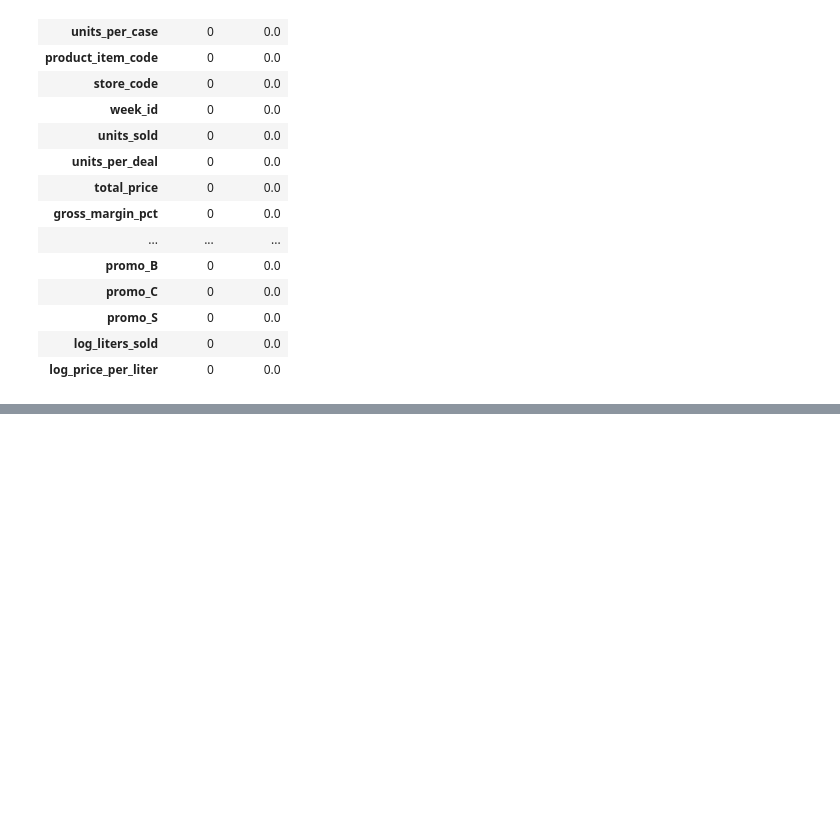
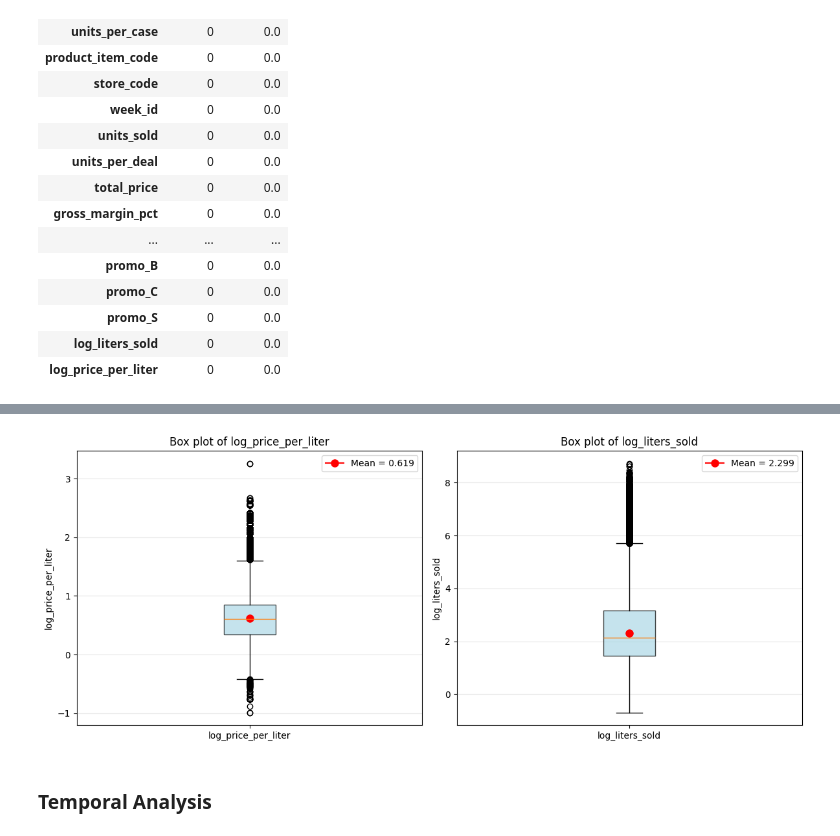
Before and after one commit to carlosherediapimienta/nn-elasticity, a Jupyter notebook: notebooks/creation-dataset.ipynb, the cells around one changed output, grey strips where cells are left out. Saved outputs shown, nothing was run; the diff lists cells and outputs as text; code cells hidden in the pictures; blank space fills up the shorter version.

```diff
--- a/notebooks/creation-dataset.ipynb
+++ b/notebooks/creation-dataset.ipynb
@@ -52,0 +185,7 @@ eda.plot_correlations(eda.analyze_correlations(df, "log_liters_sold", "log_price
+# %%
+# 4. Box plots
+fig = eda.plot_boxplots(df, columns_to_analyze)
+# %% [output]
+[figure, added]
+# %% [markdown]
+### Temporal Analysis
```
Also changed, not shown: parts of 20 cells of this notebook, 25 other files.
